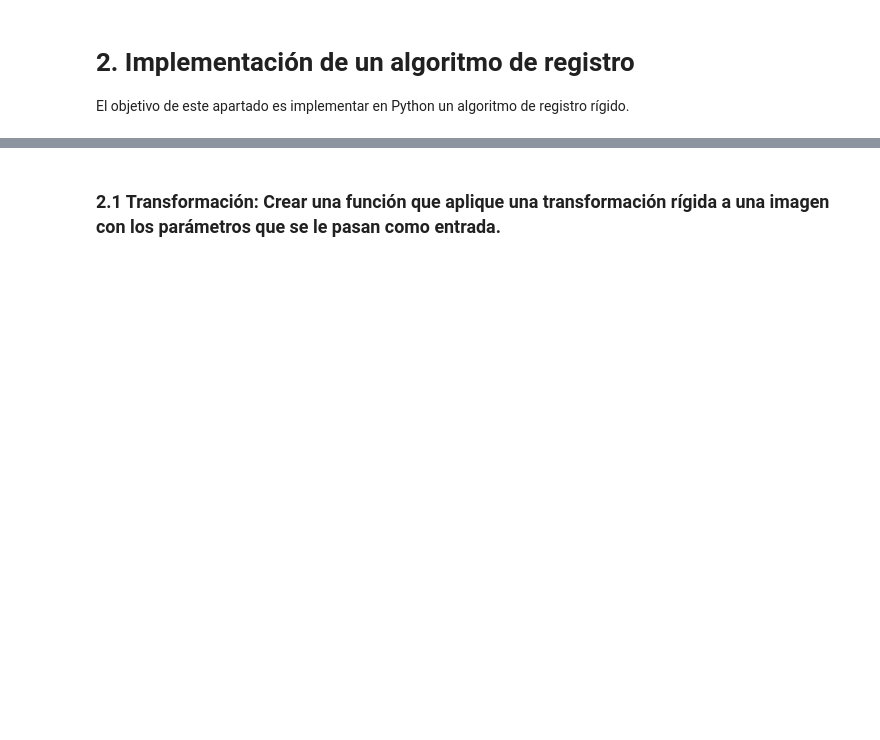
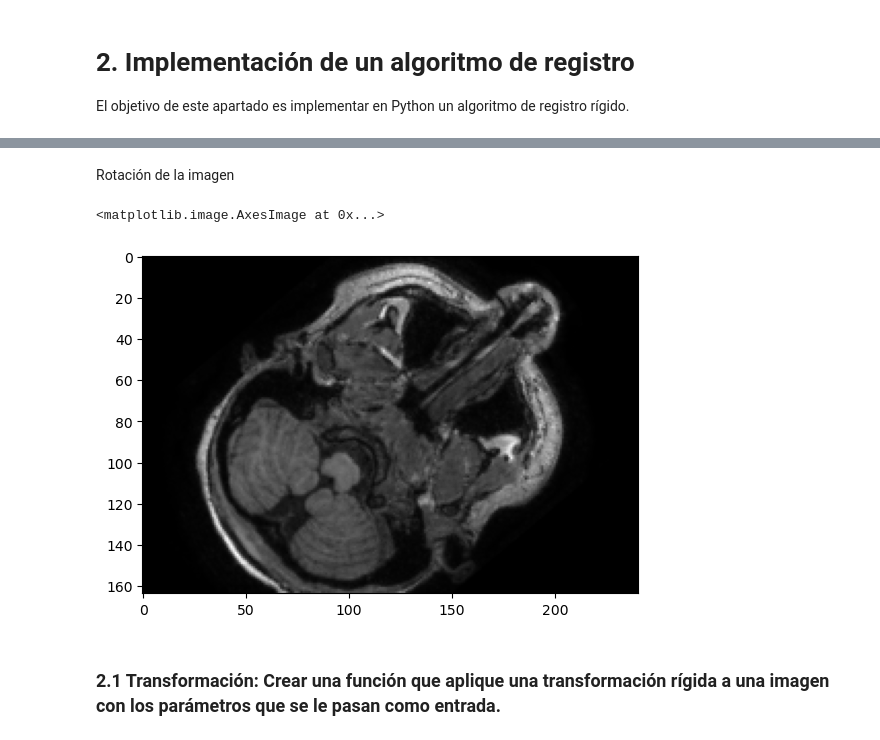
Before and after one commit to pabloriosn/MUVA_imagen_medica, a Jupyter notebook: practica2/p2_grupo4.ipynb, the cells around one changed output, grey strips where cells are left out. Drawn from its saved outputs; the diff is of its cells as text; code cells hidden in the pictures; blank space fills up the shorter version.

```diff
--- a/practica2/p2_grupo4.ipynb
+++ b/practica2/p2_grupo4.ipynb
@@ -21,3 +24,14 @@ plt.imshow(img, cmap='gray')
+# %% [markdown]
+Rotación de la imagen
+# %%
+rotation_angle = 40
+M = cv2.getRotationMatrix2D((img.shape[1]/2, img.shape[0]/2), rotation_angle, 1)
+rotated_img = cv2.warpAffine(img, M, (img.shape[1], img.shape[0]))
+
+plt.imshow(rotated_img, cmap='gray')
+# %% [output]
+<matplotlib.image.AxesImage at 0x...>
+[figure, added]
 # %% [markdown]
 ### 2.1 Transformación: Crear una función que aplique una transformación rígida a una imagen con los parámetros que se le pasan como entrada.
 # %%
```
Also changed, not shown: parts of 17 cells of this notebook.
